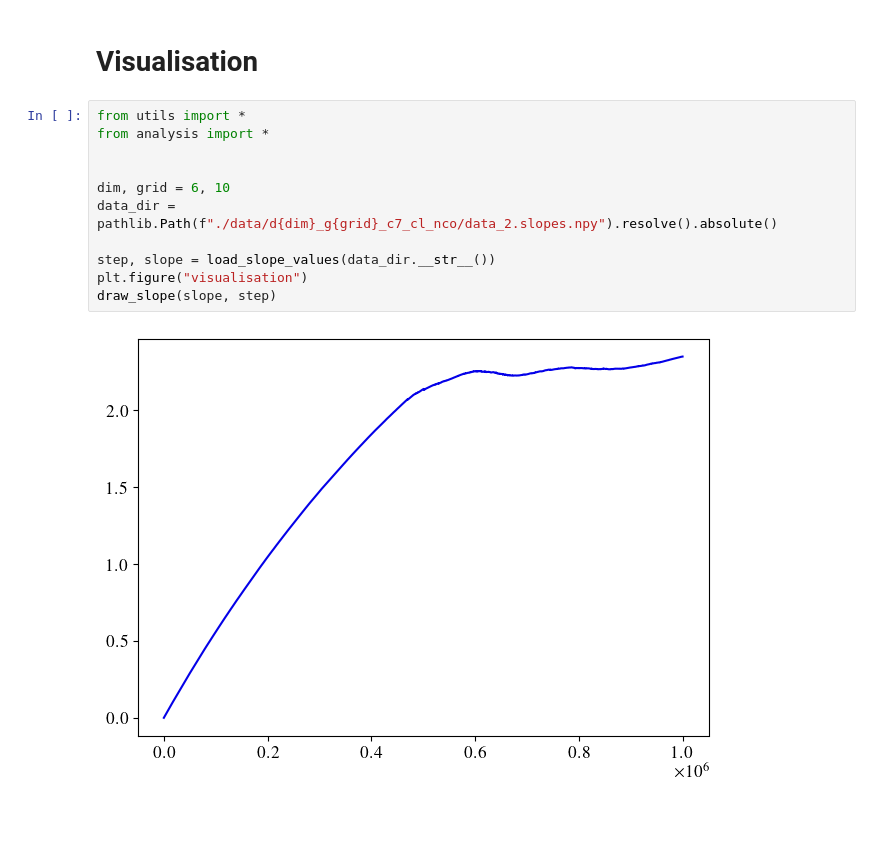
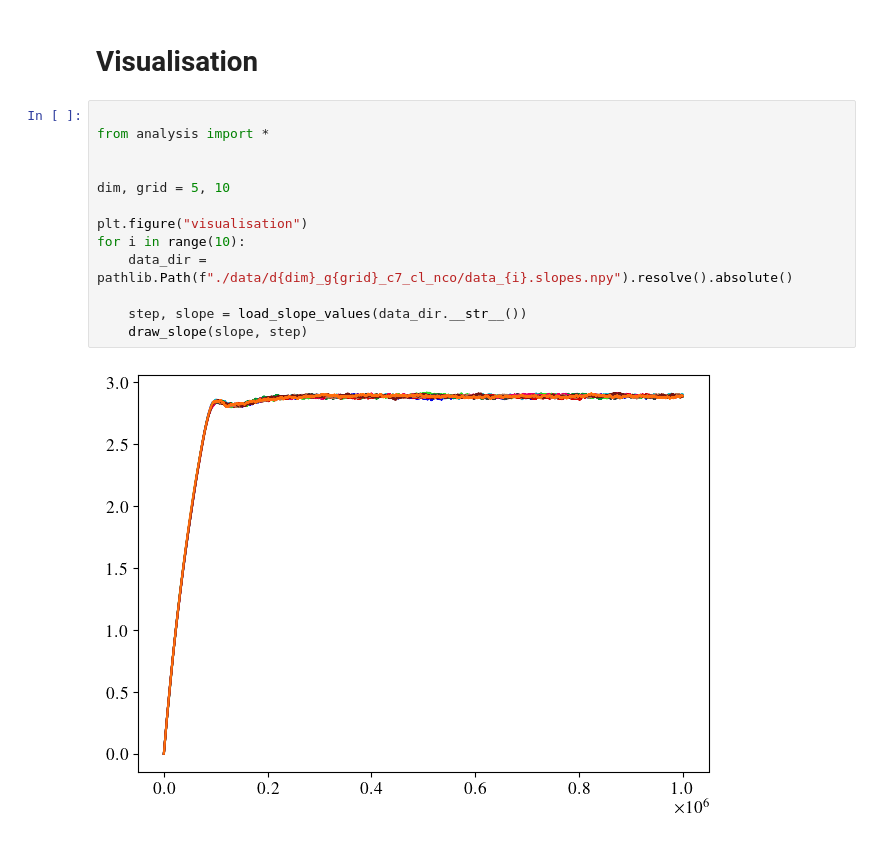
Before and after one commit to GabrielRemi/Sandpile, a Jupyter notebook: Code/simulation.ipynb, the cells around one changed output. Drawn from its saved outputs; the diff is of its cells as text.

```diff
--- a/Code/simulation.ipynb
+++ b/Code/simulation.ipynb
@@ -76,15 +68,17 @@ with mp.Pool(mp.cpu_count() - 2) as pool:
 # %% [markdown]
 # Visualisation
 # %%
-from utils import *
+
 from analysis import *
 
 
-dim, grid = 6, 10
-data_dir = pathlib.Path(f"./data/d{dim}_g{grid}_c7_cl_nco/data_2.slopes.npy").resolve().absolute()
+dim, grid = 5, 10
 
-step, slope = load_slope_values(data_dir.__str__())
 plt.figure("visualisation")
-draw_slope(slope, step)
+for i in range(10):
+    data_dir = pathlib.Path(f"./data/d{dim}_g{grid}_c7_cl_nco/data_{i}.slopes.npy").resolve().absolute()
+
+    step, slope = load_slope_values(data_dir.__str__())
+    draw_slope(slope, step)
 # %% [output]
-[figure, old version]
+[figure, new version]
```
Also changed, not shown: parts of 3 cells of this notebook, 13 other files.
